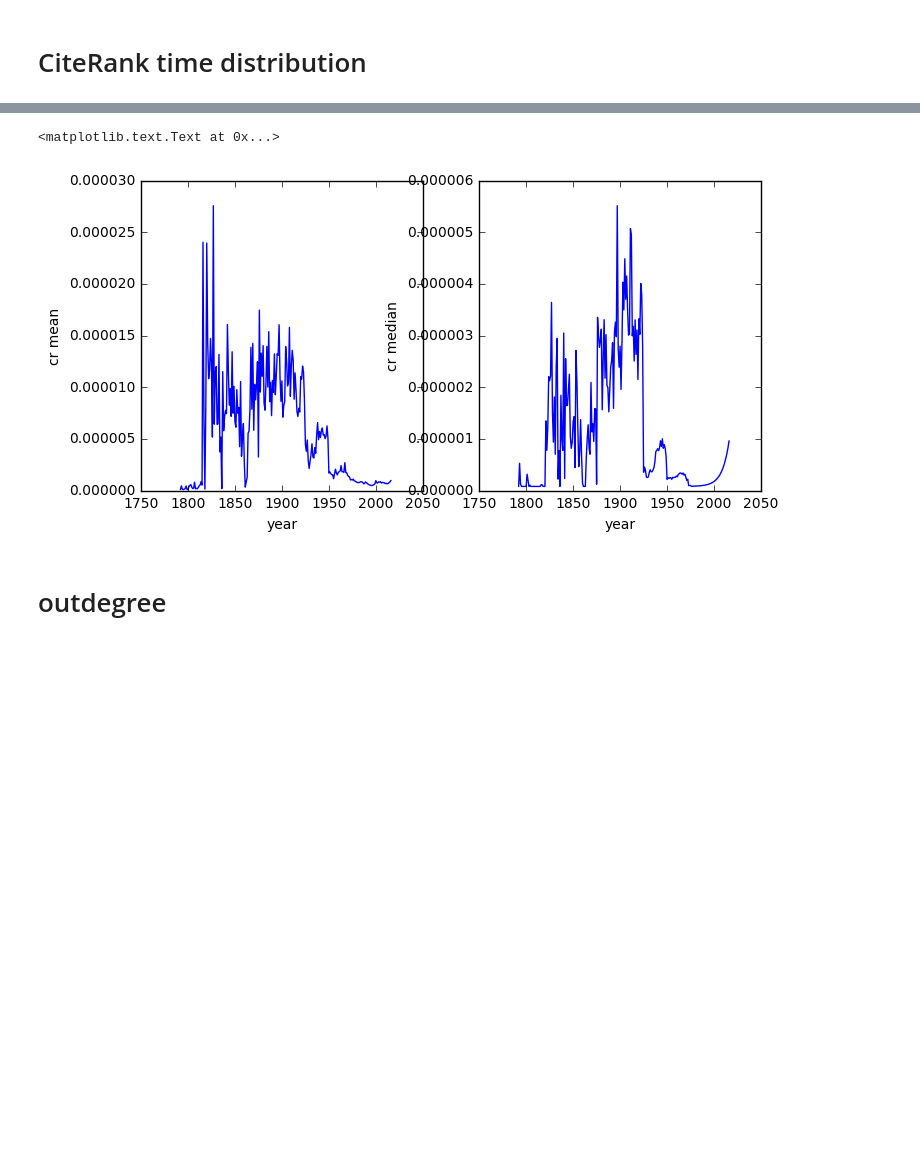
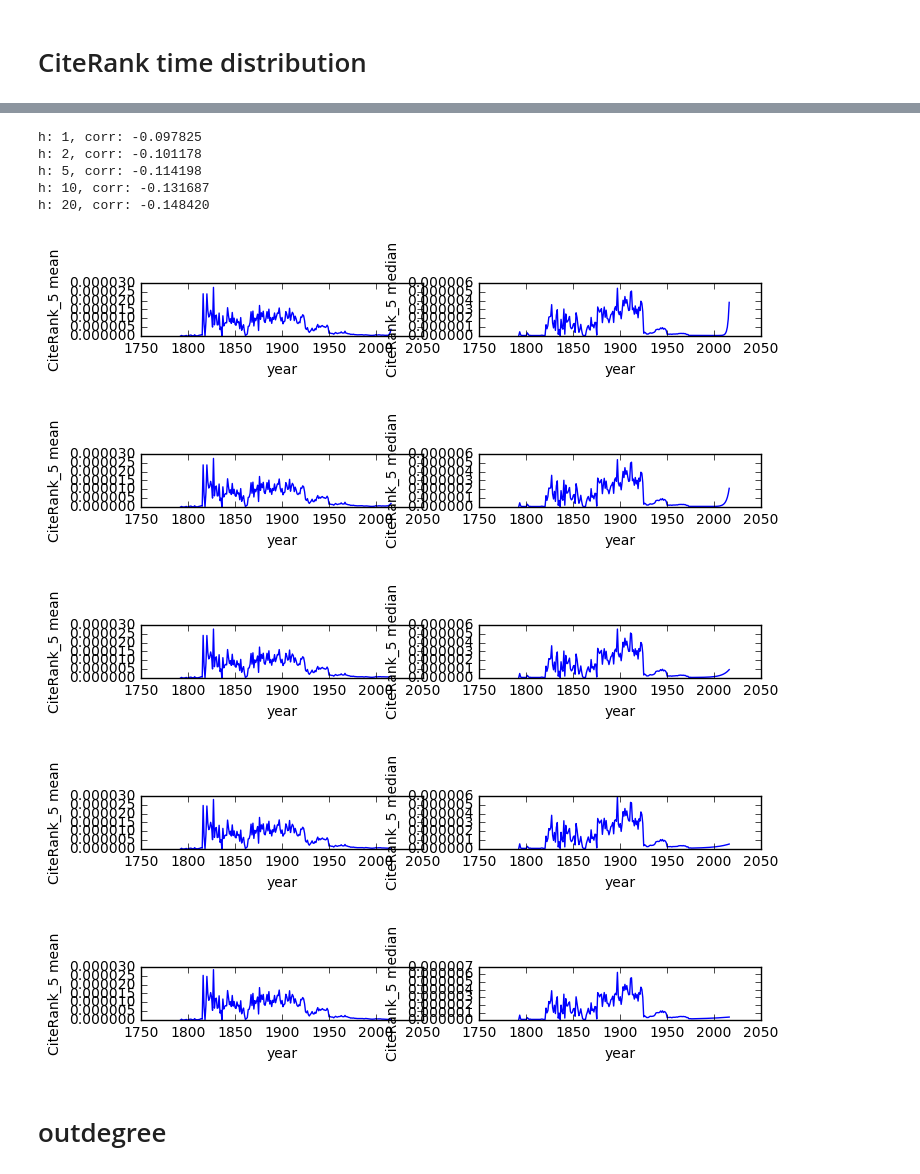
Before and after one commit to idc9/law-net, a Jupyter notebook: vertex_metrics_experiment/explore_federal.ipynb, the cells around one changed output, grey strips where cells are left out. Drawn from its saved outputs; the diff is of its cells as text; code cells hidden in the pictures; blank space fills up the shorter version.

```diff
--- a/vertex_metrics_experiment/explore_federal.ipynb
+++ b/vertex_metrics_experiment/explore_federal.ipynb
@@ -71,6 +68,3 @@ for court in jurisdictions:
 [figure]
 # %% [markdown]
 # CiteRank time distribution
-# %%
-cr = get_CiteRank(G, 5.0)
-years = G.vs['year']
@@ -87,27 +71,53 @@ plt.xlabel('year')
-# %%
-cr_by_year = {y: [] for y in set(years)}
-for i in range(len(G.vs)):
-    cr_by_year[years[i]].append(cr[i])
-
-cr_year_mean_dict = {y: np.mean(cr_by_year[y]) for y in cr_by_year.keys()}
-cr_year_mean = pd.Series(cr_year_mean_dict)
-
-cr_year_median_dict = {y: np.median(cr_by_year[y]) for y in cr_by_year.keys()}
-cr_year_median = pd.Series(cr_year_median_dict)
-# %%
-plt.figure(figsize=[8, 4])
-plt.subplot(1,2,1)
-plt.plot(cr_year_mean.index, cr_year_mean)
-plt.ylabel('cr mean')
-plt.xlabel('year')
-
-plt.subplot(1,2,2)
-plt.plot(cr_year_median.index, cr_year_median)
-plt.ylabel('cr median')
-plt.xlabel('year')
-# %% [output]
-<matplotlib.text.Text at 0x...>
-[figure, removed]
+# %%
+H_seq = [1, 2, 5, 10, 20]
+
+n_H = len(H_seq)
+k = 0
+
+for h in H_seq:
+    k += 1
+    H = 5
+
+    cr = get_CiteRank(G, h)
+    years = G.vs['year']
+
+    cr_year_mean = get_year_aggregate(years, cr, np.mean)
+    cr_year_median = get_year_aggregate(years, cr, np.median)
+
+    plt.figure(figsize=[8, 4])
+
+#     plt.subplot(n_H,3,1)
+#     plt.scatter(years, cr)
+#     plt.xlim([1750, 2016])
+#     plt.ylim([0, 1.2 * max(cr)])
+#     plt.ylabel('CiteRank_%d' % H)
+#     plt.xlabel('year')
+
+
+
+    plt.subplot(n_H,2,1)
+    plt.plot(cr_year_mean.index, cr_year_mean)
+    plt.ylabel('CiteRank_%d mean' % H)
+    plt.xlabel('year')
+
+    plt.subplot(n_H,2, 2)
+    plt.plot(cr_year_median.index, cr_year_median)
+    plt.ylabel('CiteRank_%d median' % H)
+    plt.xlabel('year')
+
+    corr = np.corrcoef(cr, years)[0, 1]
+    print "h: %d, corr: %f" %(h, corr)
+# %% [output]
+h: 1, corr: -0.097825
+h: 2, corr: -0.101178
+h: 5, corr: -0.114198
+h: 10, corr: -0.131687
+h: 20, corr: -0.148420
+[figure, added]
+[figure, added]
+[figure, added]
+[figure, added]
+[figure, added]
 # %% [markdown]
 # outdegree
 # %%
```
Also changed, not shown: parts of 7 cells of this notebook, 8 other files.
